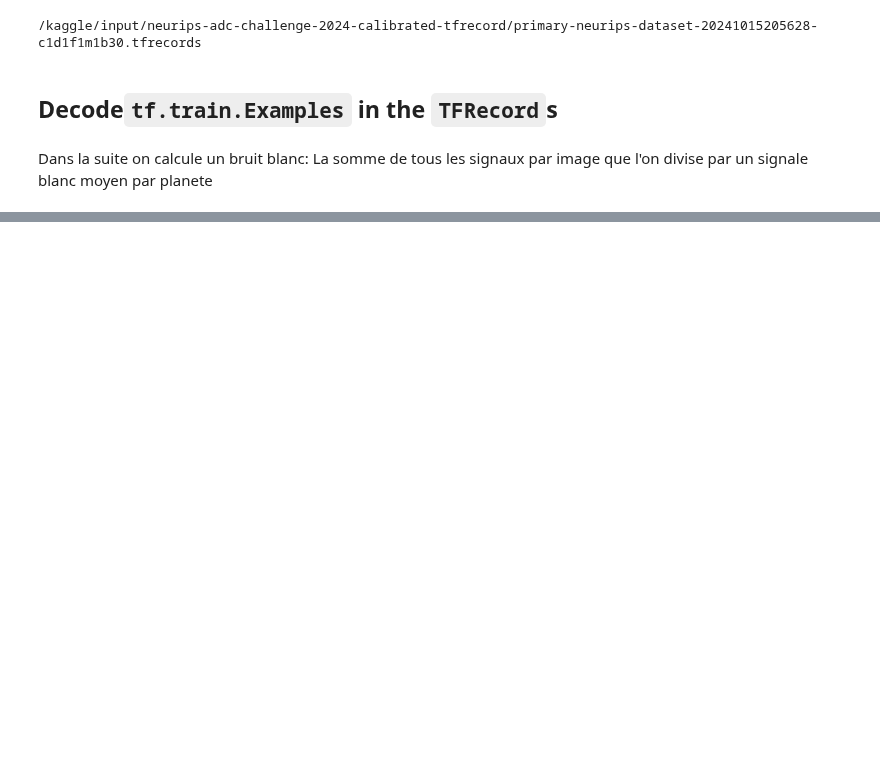
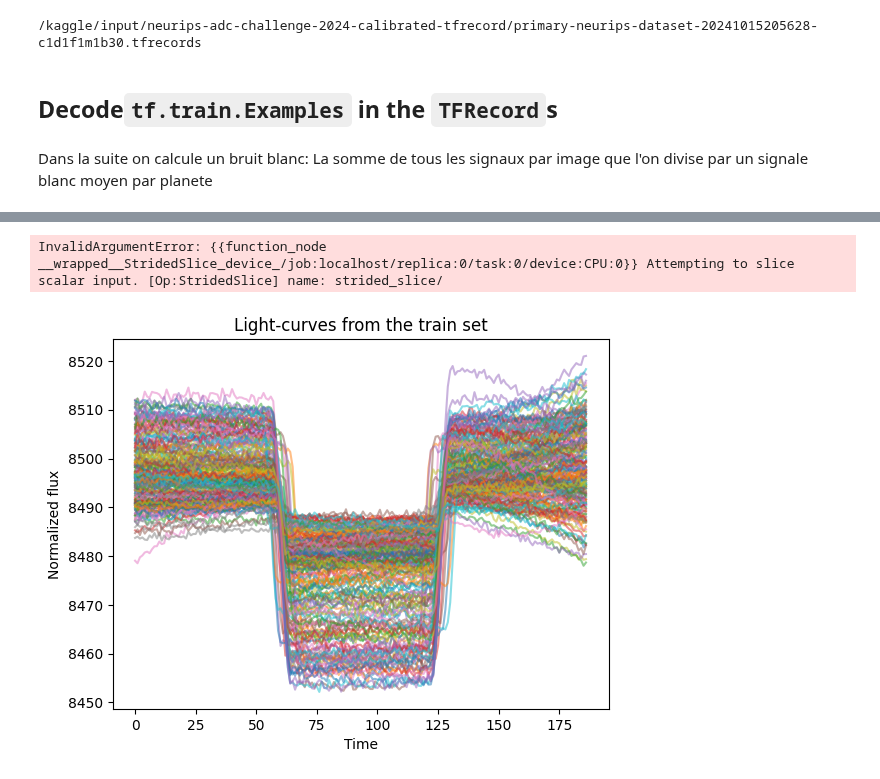
Before and after one commit to CedrickArmel/neurips_adc, a Jupyter notebook: 06-cay-neurips-main-kaggle-notebook.ipynb, the cells around one changed output, grey strips where cells are left out. Drawn from its saved outputs; the diff is of its cells as text; code cells hidden in the pictures; blank space fills up the shorter version.

Commit message:
Kaggle Notebook | 06-cay-neurips-main-kaggle-notebook | Version 4

```diff
--- a/06-cay-neurips-main-kaggle-notebook.ipynb
+++ b/06-cay-neurips-main-kaggle-notebook.ipynb
@@ -117,7 +132,10 @@ def save_to_tfrecords(dataset: tf.data.Dataset, path: str) -> None:
             except AttributeError:
                 file_writer.write(record)
 # %%
-train_dataset = tf.data.Dataset.from_tensors((np_signal_dataset, np_target_dataset))
-train_dataset = train_dataset.map(lambda x, y: tf.py_function(
-    func=make_example, inp=[x, y],
-    Tout=tf.string))
+chunks = [(0, 100), (100, 200), (200, 300), (300, 400), (400, 500), (500, 600), (600, 673)]
+for i, r in tqdm(enumerate(chunks)):
+    train_dataset = tf.data.Dataset.from_tensor_slices((np_signal_dataset[r[0]:r[1]], np_target_dataset[r[0]:r[1]]))
+    train_dataset = train_dataset.map(lambda x, y: tf.py_function(
+        func=make_example, inp=[x, y],
+        Tout=tf.string))
+    save_to_tfrecords(train_dataset, f"/kaggle/working/primary-neurips-dataset-20241015205628-c1d1f1m1b30-train-chunk{i}.tfrecords")
@@ -142,0 +179,4 @@ y_test_scalled = scaler_yte.fit_transform(y_test)
+# %%
+ex[0]
+# %% [output]
+InvalidArgumentError: {{function_node __wrapped__StridedSlice_device_/job:localhost/replica:0/task:0/device:CPU:0}} Attempting to slice scalar input. [Op:StridedSlice] name: strided_slice/
@@ -142,0 +186,10 @@ y_test_scalled = scaler_yte.fit_transform(y_test)
+# %%
+plt.figure()
+for i in range(200):
+    plt.plot(x[-i], "-", alpha=0.5)
+plt.title("Light-curves from the train set")
+plt.xlabel("Time")
+plt.ylabel("Normalized flux")
+plt.show()
+# %% [output]
+[figure, added]
```
Also changed, not shown: parts of 23 cells of this notebook.
